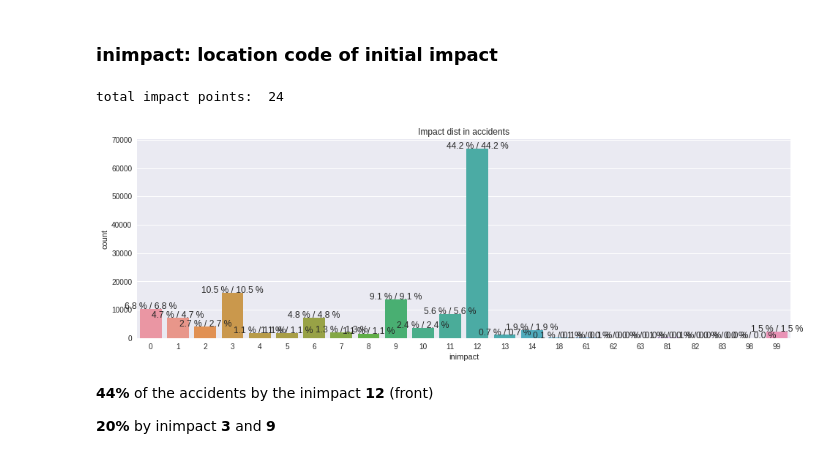
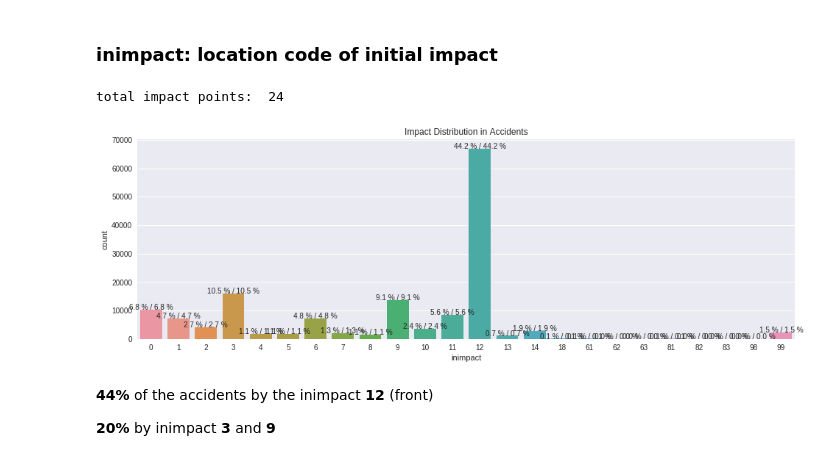
Before and after one commit to sohaibomr/data_analysis-FARS, a Jupyter notebook: sa_eda_fars.ipynb, the cells around one changed output. Saved outputs shown, nothing was run; the diff lists cells and outputs as text; code cells hidden in the pictures.

```diff
--- a/sa_eda_fars.ipynb
+++ b/sa_eda_fars.ipynb
@@ -77,10 +77,10 @@ Data shape:
 ### inimpact: location code of initial impact
 # %%
 print 'total impact points: ', len(data.inimpact.value_counts().keys())
-count_plot('inimpact', 'x', data, 'show', 'Impact dist in accidents', figsize=(16,5))
+count_plot('inimpact', 'x', data, 'show', 'Impact Distribution in Accidents', figsize=(16,5))
 # %% [output]
 total impact points:  24
-[figure, old version]
+[figure, new version]
 # %% [markdown]
 **44%** of the accidents by the inimpact **12** (front)
 
```
Also changed, not shown: parts of 23 cells of this notebook.
